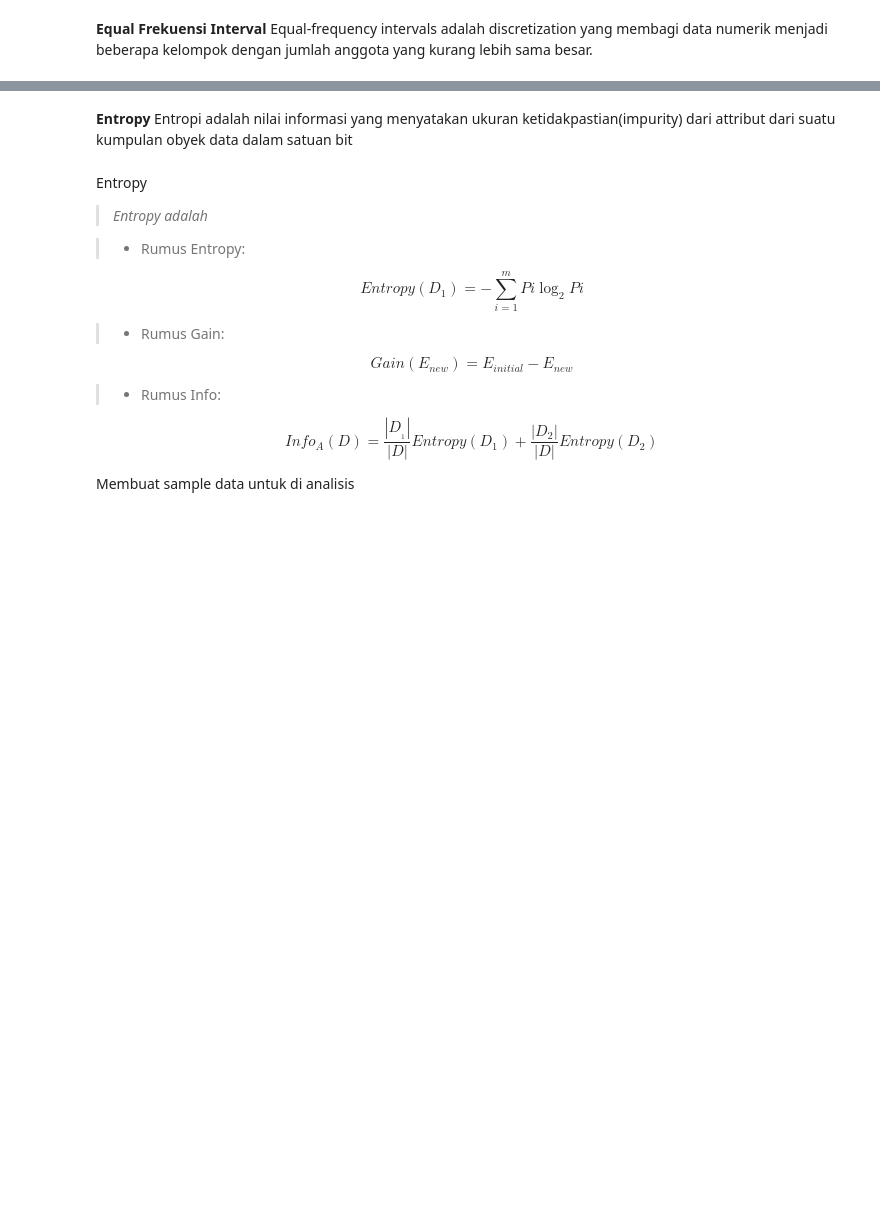
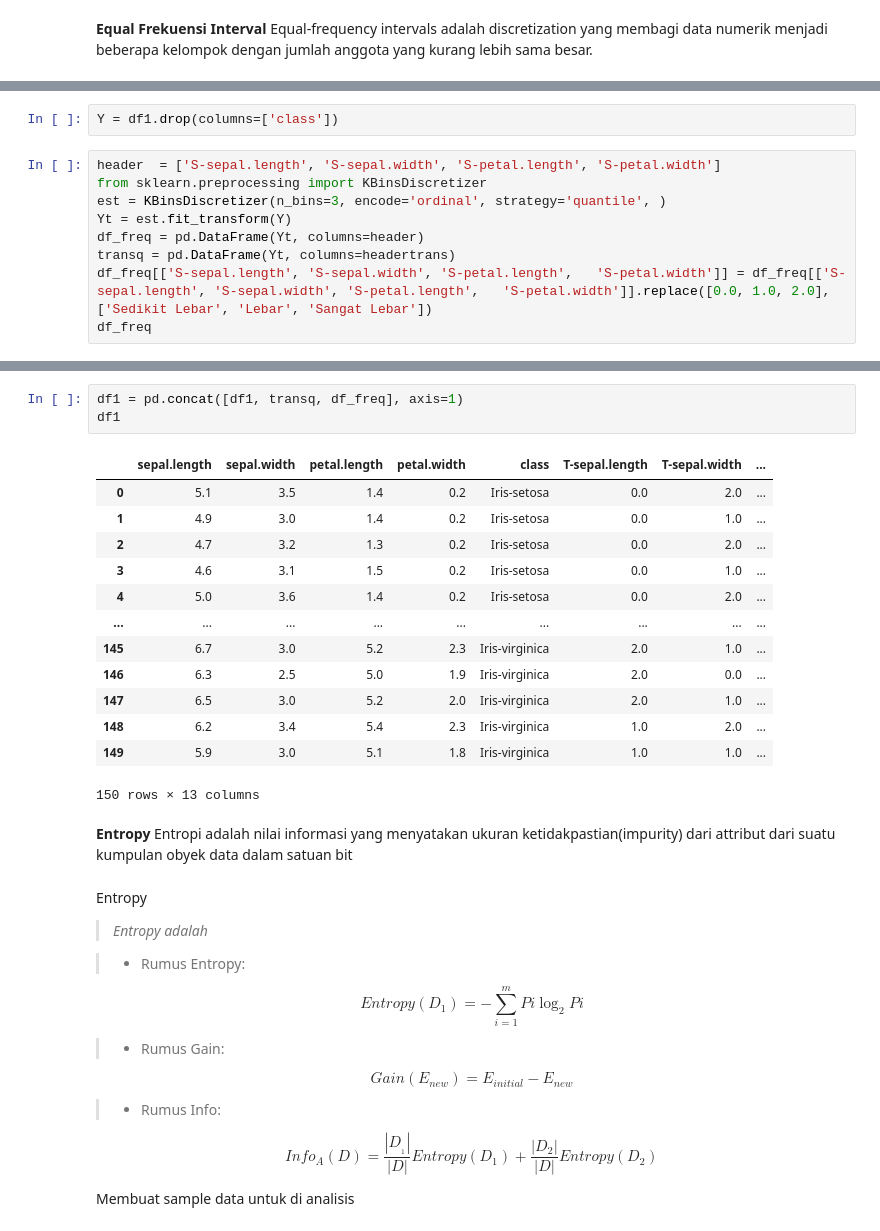
Before and after one commit to saiyidativiennaarumpratama/datamining, a Jupyter notebook: _sources/Tugas 2.ipynb, the cells around one changed output, grey strips where cells are left out. Drawn from its saved outputs; the diff is of its cells as text; blank space fills up the shorter version.

```diff
--- a/_sources/Tugas 2.ipynb
+++ b/_sources/Tugas 2.ipynb
@@ -249,0 +94,11 @@ display(data_petal_width)
+# %%
+Y = df1.drop(columns=['class'])
+# %%
+header  = ['S-sepal.length', 'S-sepal.width', 'S-petal.length', 'S-petal.width']
+from sklearn.preprocessing import KBinsDiscretizer
+est = KBinsDiscretizer(n_bins=3, encode='ordinal', strategy='quantile', )
+Yt = est.fit_transform(Y)
+df_freq = pd.DataFrame(Yt, columns=header)
+transq = pd.DataFrame(Yt, columns=headertrans)
+df_freq[['S-sepal.length', 'S-sepal.width', 'S-petal.length',	'S-petal.width']] = df_freq[['S-sepal.length', 'S-sepal.width', 'S-petal.length',	'S-petal.width']].replace([0.0, 1.0, 2.0], ['Sedikit Lebar', 'Lebar', 'Sangat Lebar'])
+df_freq
@@ -250,3 +119,20 @@ display(data_petal_width)
+# %%
+df1 = pd.concat([df1, transq, df_freq], axis=1)
+df1
+# %% [output]
+|  | sepal.length | sepal.width | petal.length | petal.width | class | T-sepal.length | T-sepal.width | ... |
+| 0 | 5.1 | 3.5 | 1.4 | 0.2 | Iris-setosa | 0.0 | 2.0 | ... |
+| 1 | 4.9 | 3.0 | 1.4 | 0.2 | Iris-setosa | 0.0 | 1.0 | ... |
+| 2 | 4.7 | 3.2 | 1.3 | 0.2 | Iris-setosa | 0.0 | 2.0 | ... |
+| 3 | 4.6 | 3.1 | 1.5 | 0.2 | Iris-setosa | 0.0 | 1.0 | ... |
+| 4 | 5.0 | 3.6 | 1.4 | 0.2 | Iris-setosa | 0.0 | 2.0 | ... |
+| ... | ... | ... | ... | ... | ... | ... | ... | ... |
+| 145 | 6.7 | 3.0 | 5.2 | 2.3 | Iris-virginica | 2.0 | 1.0 | ... |
+| 146 | 6.3 | 2.5 | 5.0 | 1.9 | Iris-virginica | 2.0 | 0.0 | ... |
+| 147 | 6.5 | 3.0 | 5.2 | 2.0 | Iris-virginica | 2.0 | 1.0 | ... |
+| 148 | 6.2 | 3.4 | 5.4 | 2.3 | Iris-virginica | 1.0 | 2.0 | ... |
+| 149 | 5.9 | 3.0 | 5.1 | 1.8 | Iris-virginica | 1.0 | 1.0 | ... |
+150 rows × 13 columns
 # %% [markdown]
 **Entropy**
 Entropi adalah nilai informasi yang menyatakan ukuran ketidakpastian(impurity) dari attribut dari suatu kumpulan obyek data dalam satuan bit
```
Also changed, not shown: parts of 59 cells of this notebook, 19 other files.
